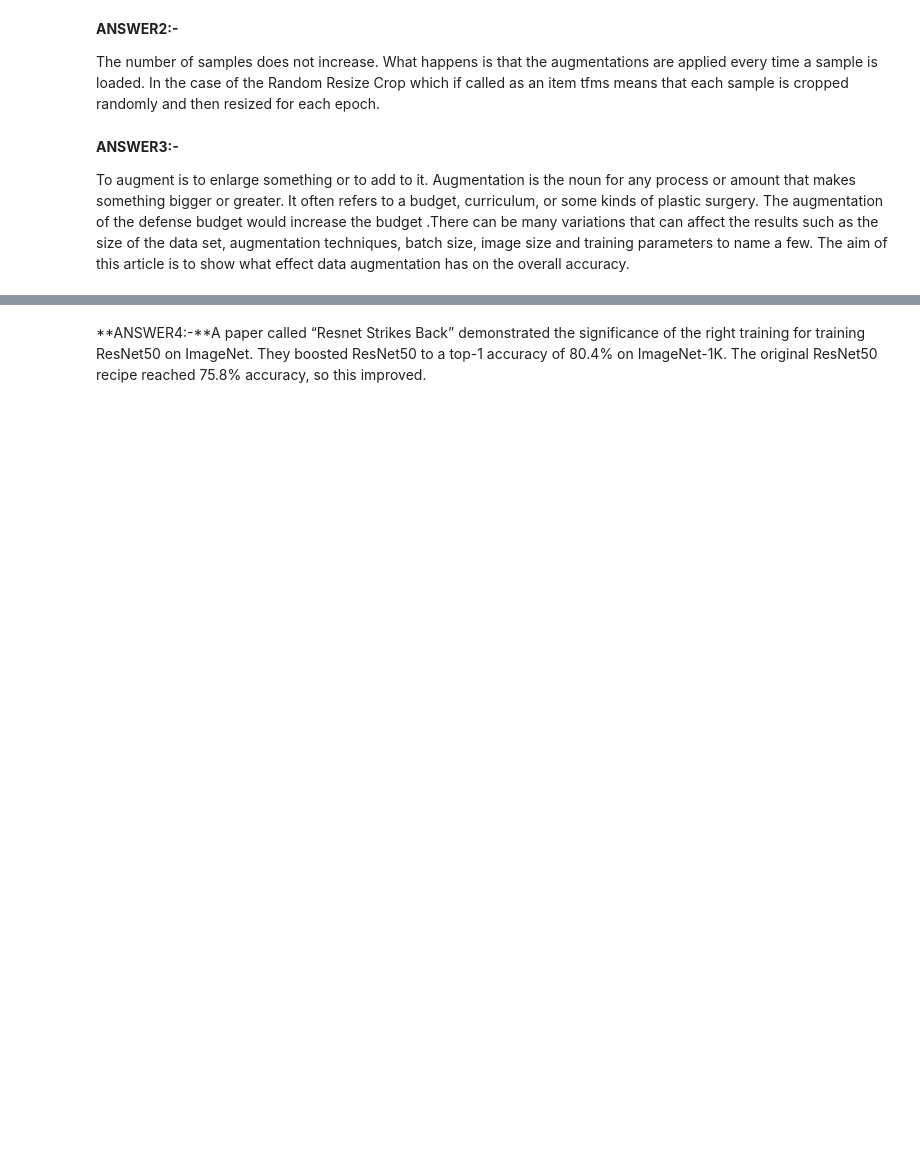
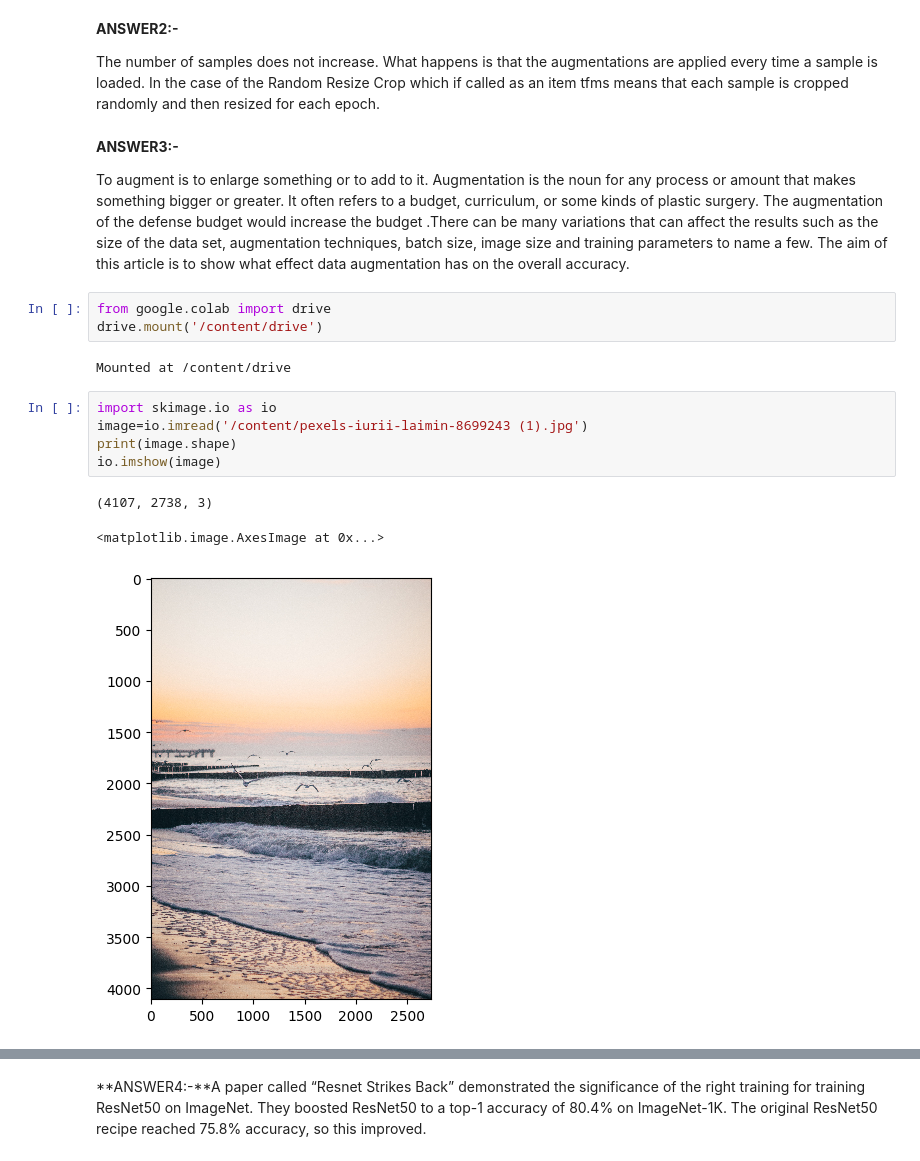
Before and after one commit to SaiLavanya1118/SaiLavanya, a Jupyter notebook: Module_01_Lab_03_Augmentation.ipynb, the cells around one changed output, grey strips where cells are left out. Saved outputs shown, nothing was run; the diff lists cells and outputs as text; blank space fills up the shorter version.

```diff
--- a/Module_01_Lab_03_Augmentation.ipynb
+++ b/Module_01_Lab_03_Augmentation.ipynb
@@ -354,3 +354,17 @@ The number of samples does not increase. What happens is that the augmentations
 **ANSWER3:-**
 
 To augment is to enlarge something or to add to it. Augmentation is the noun for any process or amount that makes something bigger or greater. It often refers to a budget, curriculum, or some kinds of plastic surgery. The augmentation of the defense budget would increase the budget .There can be many variations that can affect the results such as the size of the data set, augmentation techniques, batch size, image size and training parameters to name a few. The aim of this article is to show what effect data augmentation has on the overall accuracy.
+# %%
+from google.colab import drive
+drive.mount('/content/drive')
+# %% [output]
+Mounted at /content/drive
+# %%
+import skimage.io as io
+image=io.imread('/content/pexels-iurii-laimin-8699243 (1).jpg')
+print(image.shape)
+io.imshow(image)
+# %% [output]
+(4107, 2738, 3)
+<matplotlib.image.AxesImage at 0x...>
+[figure, added]
```
Also changed, not shown: parts of 4 cells of this notebook.
